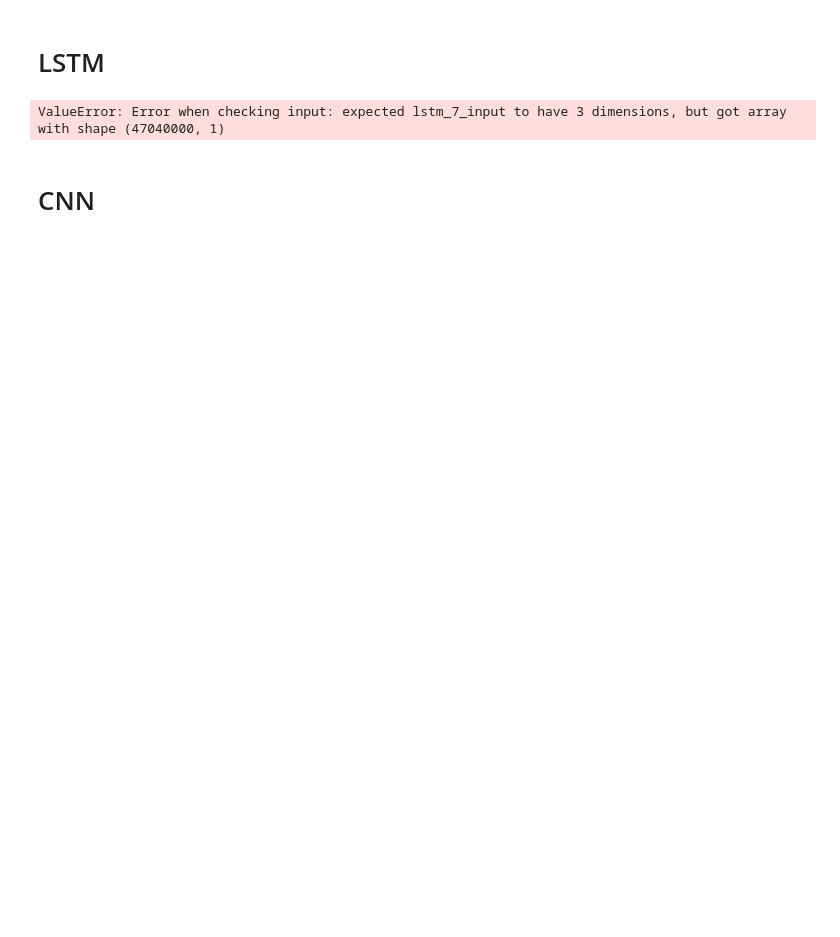
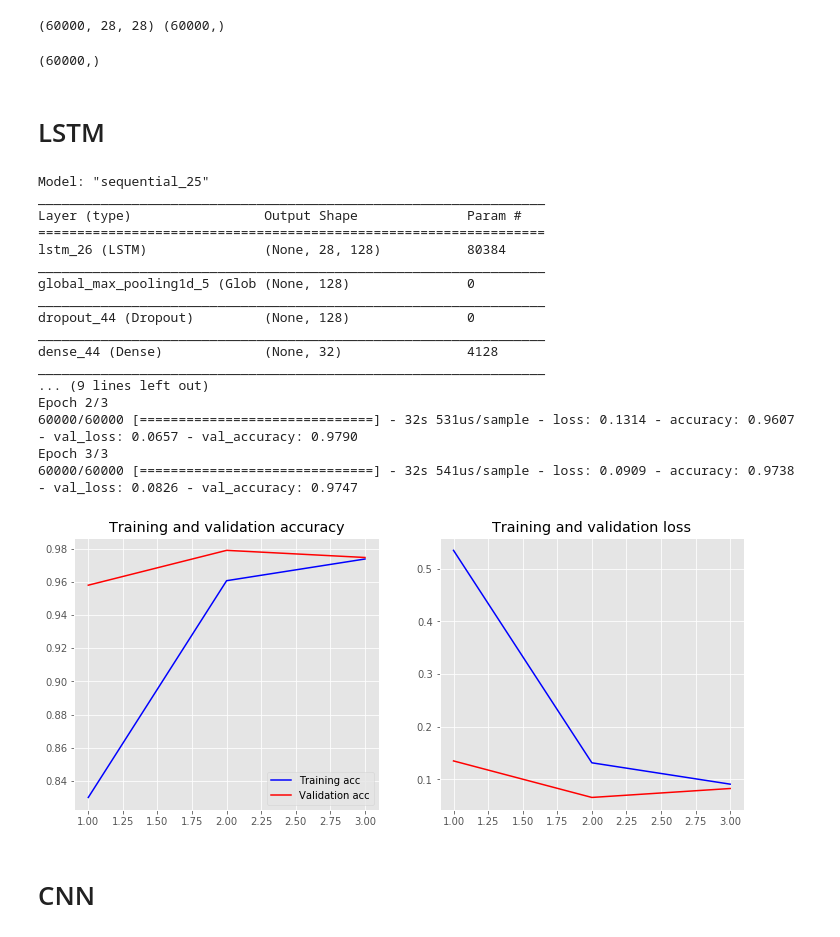
Before and after one commit to abhinavvv/dl-exp, a Jupyter notebook: MNIST .ipynb, the cells around one changed output. Cells and saved outputs as stored; diff of their text form; code cells hidden in the pictures; blank space fills up the shorter version.

```diff
--- a/MNIST .ipynb
+++ b/MNIST .ipynb
@@ -1,18 +1,24 @@
 # %%
 import tensorflow as  tf
 from tensorflow.keras.models import Sequential
-from tensorflow.keras.layers import Dense, Dropout, LSTM, Flatten, Conv2D, MaxPooling2D,GlobalMaxPooling2D
+from tensorflow.keras.layers import Dense, Dropout, LSTM, Flatten, Conv2D, MaxPooling2D,GlobalMaxPooling1D,Conv1D
 from tensorflow.keras.utils import to_categorical
+import matplotlib.pyplot as plt
+plt.style.use('ggplot')
+%matplotlib inline
 # %%
 mnist = tf.keras.datasets.mnist
 
 (x_train, y_train), (x_test, y_test) = mnist.load_data()
-
+print(x_train.shape,y_train.shape)
 x_train = x_train / 255.0
 x_test = x_test / 255.0
-
-y_train = to_categorical(y_train, num_classes = 10)
-y_test = to_categorical(y_test, num_classes = 10)
+# %% [output]
+(60000, 28, 28) (60000,)
+# %%
+y_train.shape
+# %% [output]
+(60000,)
 # %%
 def plot_history(history):
     acc = history.history['accuracy']
@@ -37,22 +43,42 @@ def plot_history(history):
 def createLSTM():
     model = Sequential()
     model.add(LSTM(128, input_shape=(28,28), activation='relu', return_sequences=True))
+
+    model.add(GlobalMaxPooling1D())
     model.add(Dropout(0.2))
 
     model.add(Dense(32, activation='relu'))
-    model.add(Dropout(0.2))
 
     model.add(Dense(10, activation='softmax'))
     return model
 # %%
 model = createLSTM()
+model.summary()
 opt = tf.keras.optimizers.Adam(lr=1e-3, decay=1e-5)
-model.compile(loss='categorical_crossentropy', optimizer=opt,
+model.compile(loss='sparse_categorical_crossentropy', optimizer=opt,
              metrics=['accuracy'])
 
-model.fit(x_train.flatten(), y_train, epochs=3, batch_size=32, validation_data=(x_test, y_test))
+history = model.fit(x_train, y_train, epochs=3, batch_size=32, validation_data=(x_test, y_test))
+plot_history(history)
 # %% [output]
-ValueError: Error when checking input: expected lstm_7_input to have 3 dimensions, but got array with shape (47040000, 1)
+Model: "sequential_25"
+_________________________________________________________________
+Layer (type)                 Output Shape              Param #
+=================================================================
+lstm_26 (LSTM)               (None, 28, 128)           80384
+_________________________________________________________________
+global_max_pooling1d_5 (Glob (None, 128)               0
+_________________________________________________________________
+dropout_44 (Dropout)         (None, 128)               0
+_________________________________________________________________
+dense_44 (Dense)             (None, 32)                4128
+_________________________________________________________________
+... (9 lines left out)
+Epoch 2/3
+60000/60000 [==============================] - 32s 531us/sample - loss: 0.1314 - accuracy: 0.9607 - val_loss: 0.0657 - val_accuracy: 0.9790
+Epoch 3/3
+60000/60000 [==============================] - 32s 541us/sample - loss: 0.0909 - accuracy: 0.9738 - val_loss: 0.0826 - val_accuracy: 0.9747
+[figure, added]
 # %%
 #adding channel dimension in order to do spatial
 x_train = x_train.reshape(x_train.shape[0],28,28,1)
```
Also changed, not shown: parts of 2 cells of this notebook.
